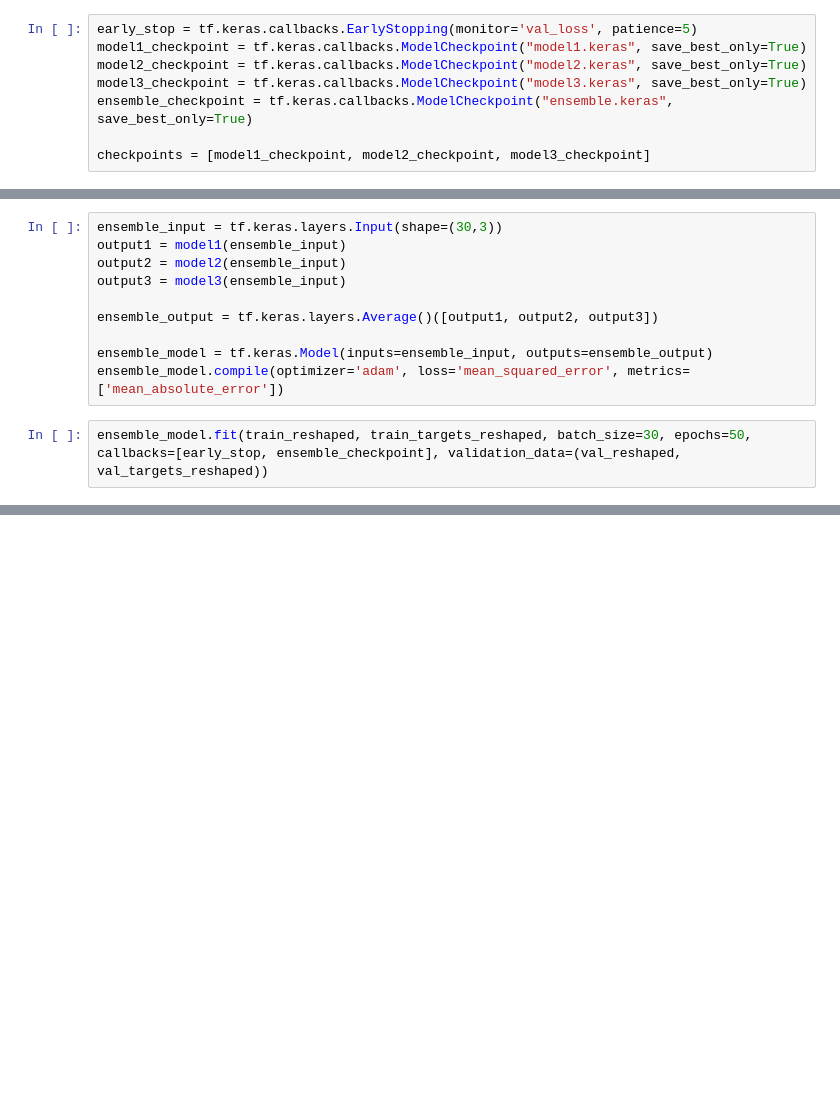
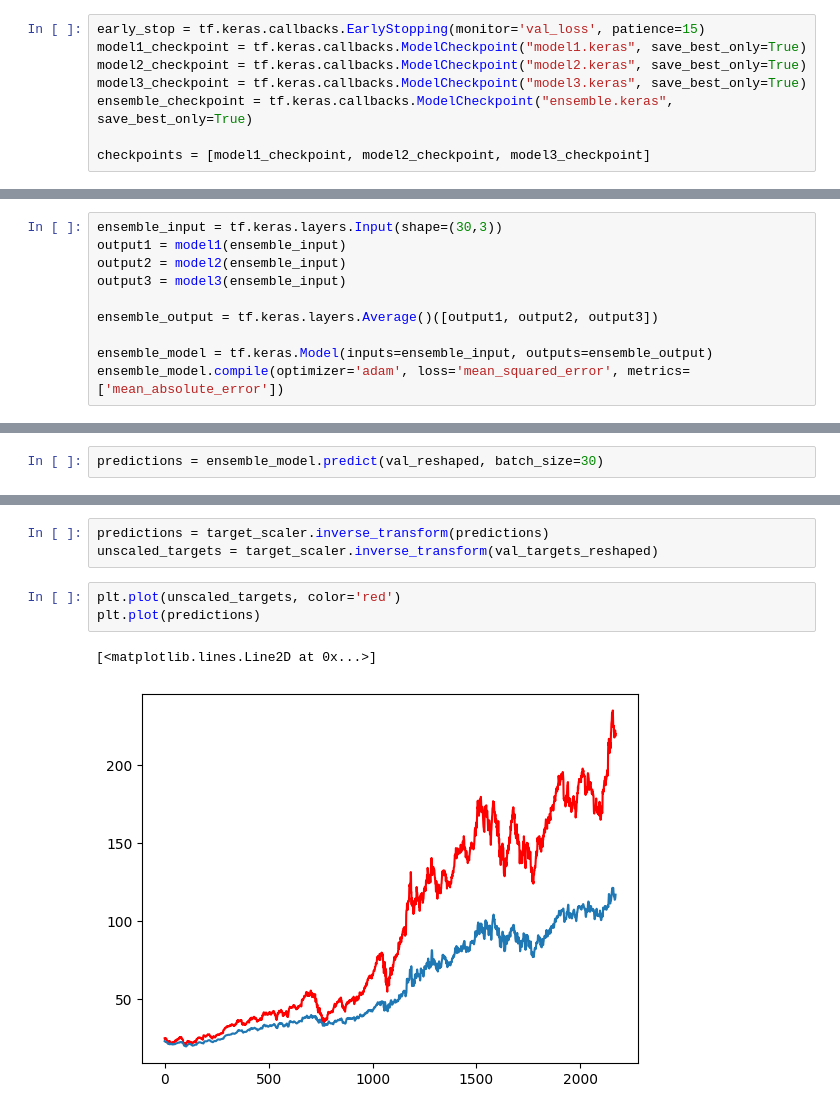
Before and after one commit to mwong14/assistant, a Jupyter notebook: assistant.ipynb, the cells around one changed output, grey strips where cells are left out. Saved outputs shown, nothing was run; the diff lists cells and outputs as text; blank space fills up the shorter version.

Commit message:
removed ensemble model and improved trained models

```diff
--- a/assistant.ipynb
+++ b/assistant.ipynb
@@ -107,5 +119,5 @@ for i in range(n_samples_test):
 # %%
-early_stop = tf.keras.callbacks.EarlyStopping(monitor='val_loss', patience=5)
+early_stop = tf.keras.callbacks.EarlyStopping(monitor='val_loss', patience=15)
 model1_checkpoint = tf.keras.callbacks.ModelCheckpoint("model1.keras", save_best_only=True)
 model2_checkpoint = tf.keras.callbacks.ModelCheckpoint("model2.keras", save_best_only=True)
 model3_checkpoint = tf.keras.callbacks.ModelCheckpoint("model3.keras", save_best_only=True)
@@ -145,5 +157,3 @@ ensemble_output = tf.keras.layers.Average()([output1, output2, output3])
 
 ensemble_model = tf.keras.Model(inputs=ensemble_input, outputs=ensemble_output)
 ensemble_model.compile(optimizer='adam', loss='mean_squared_error', metrics=['mean_absolute_error'])
-# %%
-ensemble_model.fit(train_reshaped, train_targets_reshaped, batch_size=30, epochs=50, callbacks=[early_stop, ensemble_checkpoint], validation_data=(val_reshaped, val_targets_reshaped))
@@ -165,0 +160,2 @@ ensem
+# %%
+predictions = ensemble_model.predict(val_reshaped, batch_size=30)
@@ -165,0 +164,9 @@ ensem
+# %%
+predictions = target_scaler.inverse_transform(predictions)
+unscaled_targets = target_scaler.inverse_transform(val_targets_reshaped)
+# %%
+plt.plot(unscaled_targets, color='red')
+plt.plot(predictions)
+# %% [output]
+[<matplotlib.lines.Line2D at 0x...>]
+[figure, added]
```
Also changed, not shown: parts of 11 cells of this notebook, 4 other files.
